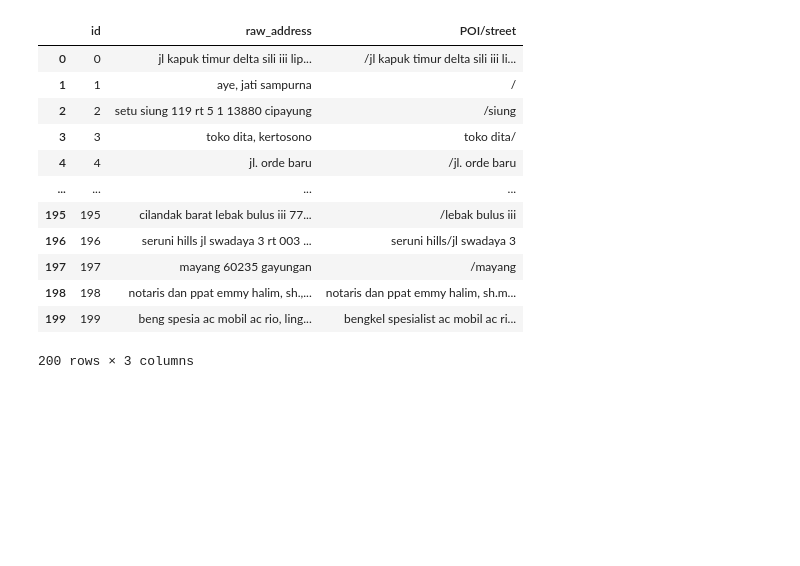
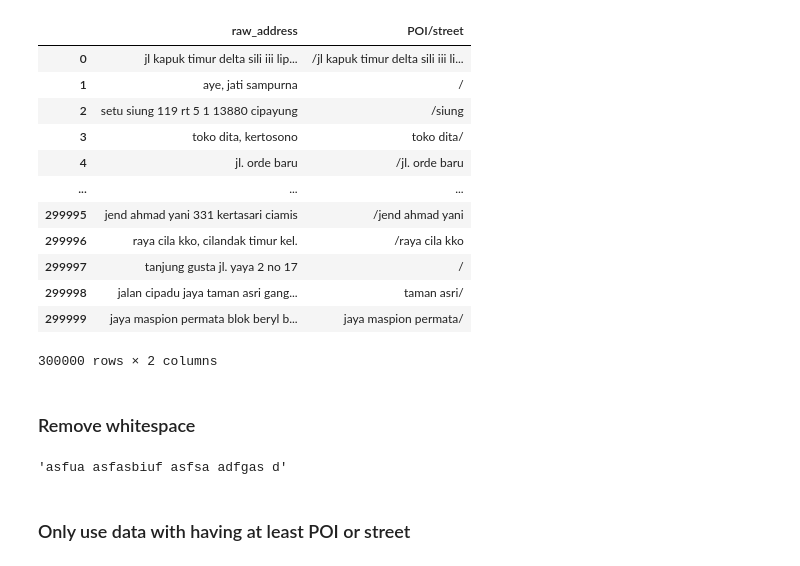
Before and after one commit to mhilmiasyrofi/AddressExtraction, a Jupyter notebook: Data-Preprocessing.ipynb, the cells around one changed output. Saved outputs shown, nothing was run; the diff lists cells and outputs as text; code cells hidden in the pictures; blank space fills up the shorter version.

Commit message:
add data preprocessing

```diff
--- a/Data-Preprocessing.ipynb
+++ b/Data-Preprocessing.ipynb
@@ -6,20 +11,23 @@ import numpy as np
 # %%
 data_dir = "data/"
 df = pd.read_csv(data_dir + "train.csv")
+df = df.drop(columns=["id"])
 # %%
-df = df[:200]
+# df = df[:200]
 df
 # %% [output]
-|  | id | raw_address | POI/street |
-| 0 | 0 | jl kapuk timur delta sili iii lip... | /jl kapuk timur delta sili iii li... |
-| 1 | 1 | aye, jati sampurna | / |
-| 2 | 2 | setu siung 119 rt 5 1 13880 cipayung | /siung |
-| 3 | 3 | toko dita, kertosono | toko dita/ |
-| 4 | 4 | jl. orde baru | /jl. orde baru |
-| ... | ... | ... | ... |
-| 195 | 195 | cilandak barat lebak bulus iii 77... | /lebak bulus iii |
-| 196 | 196 | seruni hills jl swadaya 3 rt 003 ... | seruni hills/jl swadaya 3 |
-| 197 | 197 | mayang 60235 gayungan | /mayang |
-| 198 | 198 | notaris dan ppat emmy halim, sh.,... | notaris dan ppat emmy halim, sh.m... |
-| 199 | 199 | beng spesia ac mobil ac rio, ling... | bengkel spesialist ac mobil ac ri... |
+|  | raw_address | POI/street |
+| 0 | jl kapuk timur delta sili iii lip... | /jl kapuk timur delta sili iii li... |
+| 1 | aye, jati sampurna | / |
+| 2 | setu siung 119 rt 5 1 13880 cipayung | /siung |
+| 3 | toko dita, kertosono | toko dita/ |
+| 4 | jl. orde baru | /jl. orde baru |
+| ... | ... | ... |
+| 299995 | jend ahmad yani 331 kertasari ciamis | /jend ahmad yani |
+| 299996 | raya cila kko, cilandak timur kel. | /raya cila kko |
+| 299997 | tanjung gusta jl. yaya 2 no 17 | / |
+| 299998 | jalan cipadu jaya taman asri gang... | taman asri/ |
+| 299999 | jaya maspion permata blok beryl b... | jaya maspion permata/ |
-200 rows × 3 columns
+300000 rows × 2 columns
+# %% [markdown]
+### Remove whitespace
@@ -25,0 +39,4 @@ df
+# %%
+remove_multiple_whitespace("asfua asfasbiuf \n \t  asfsa adfgas \t d ")
+# %% [output]
+'asfua asfasbiuf asfsa adfgas d'
@@ -26 +46,3 @@ df
+# %% [markdown]
+### Only use data with having at least POI or street
 # %%
```
Also changed, not shown: parts of 99 cells of this notebook.
